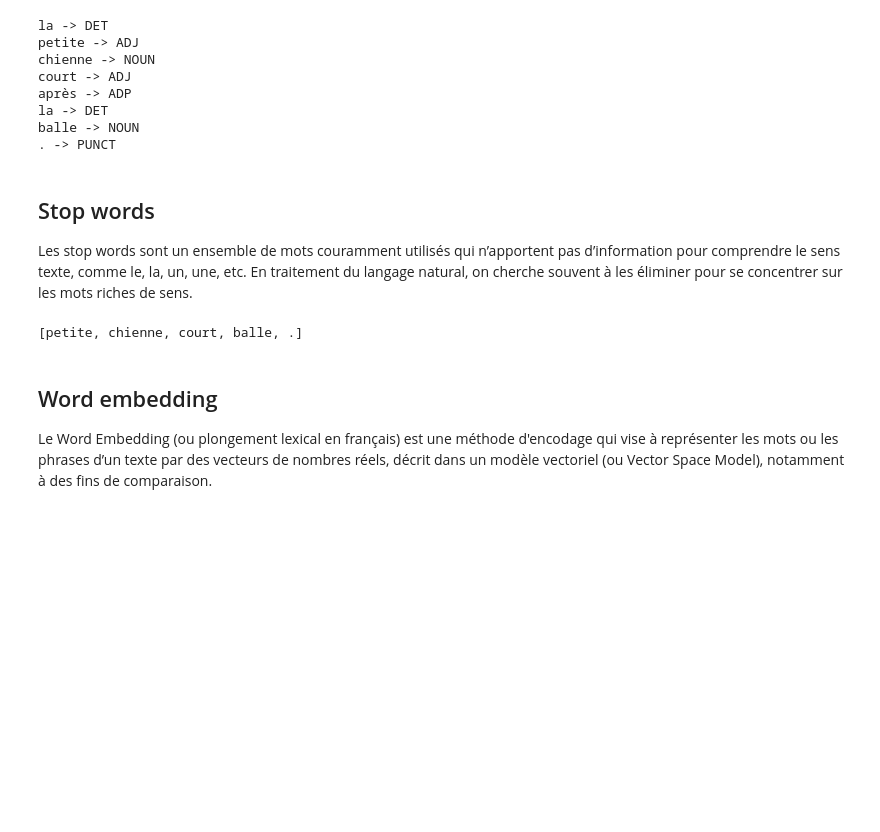
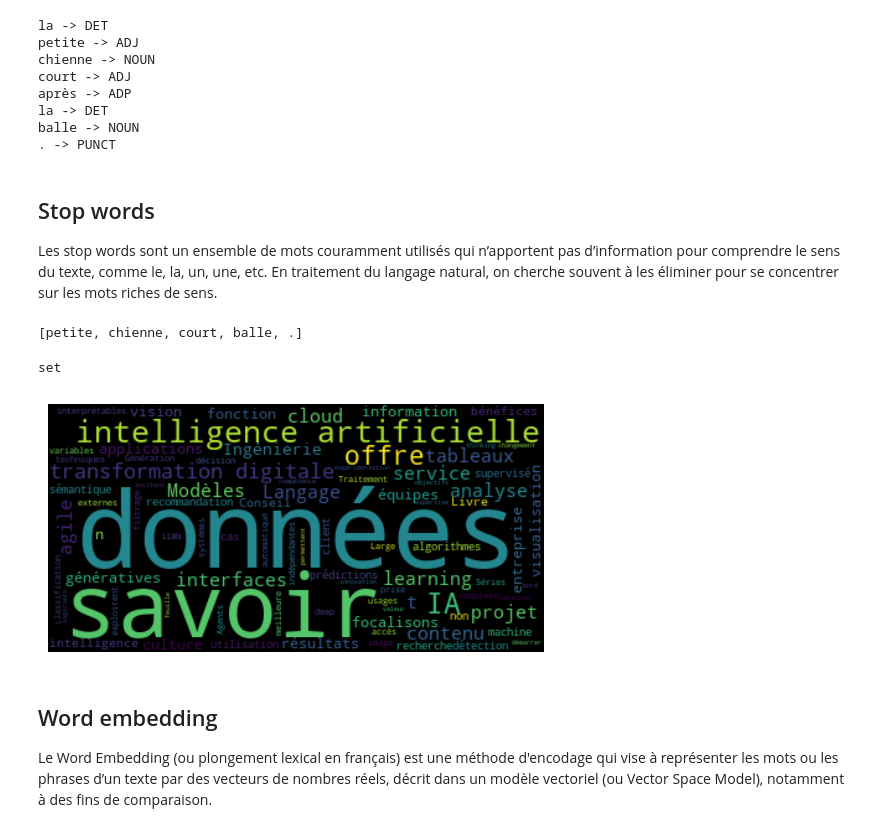
Before and after one commit to digillia/Digillia-Colab, a Jupyter notebook: tools/spacy.ipynb, the cells around one changed output. Saved outputs shown, nothing was run; the diff lists cells and outputs as text; code cells hidden in the pictures; blank space fills up the shorter version.

```diff
--- a/tools/spacy.ipynb
+++ b/tools/spacy.ipynb
@@ -74,7 +82,7 @@ balle -> NOUN
 # %% [markdown]
 ## Stop words
 
-Les stop words sont un ensemble de mots couramment utilisés qui n’apportent pas d’information pour comprendre le sens texte, comme le, la, un, une, etc. En traitement du langage natural, on cherche souvent à les éliminer pour se concentrer sur les mots riches de sens.
+Les stop words sont un ensemble de mots couramment utilisés qui n’apportent pas d’information pour comprendre le sens du texte, comme le, la, un, une, etc. En traitement du langage natural, on cherche souvent à les éliminer pour se concentrer sur les mots riches de sens.
 # %%
 from spacy.lang.fr.stop_words import STOP_WORDS # contient les stop words en français
 
@@ -85,6 +93,26 @@ for token in doc:
 meaningful_tokens
 # %% [output]
 [petite, chienne, court, balle, .]
+# %%
+type(STOP_WORDS)
+# %% [output]
+set
+# %%
+import matplotlib.pyplot as plt
+from wordcloud import WordCloud
+from bs4 import BeautifulSoup
+from urllib.request import urlopen
+
+with urlopen('https://www.digillia.com') as response:
+    soup = BeautifulSoup(response, 'html.parser')
+    STOP_WORDS.update(['d', 'l', 'Digillia'])
+    wordcloud = WordCloud(stopwords = STOP_WORDS, collocations=True).generate(soup.get_text())
+    plt.figure()
+    plt.imshow(wordcloud, interpolation="bilinear")
+    plt.axis("off")
+    plt.show()
+# %% [output]
+[figure, added]
 # %% [markdown]
 ## Word embedding
 
```
Also changed, not shown: parts of 7 cells of this notebook.
